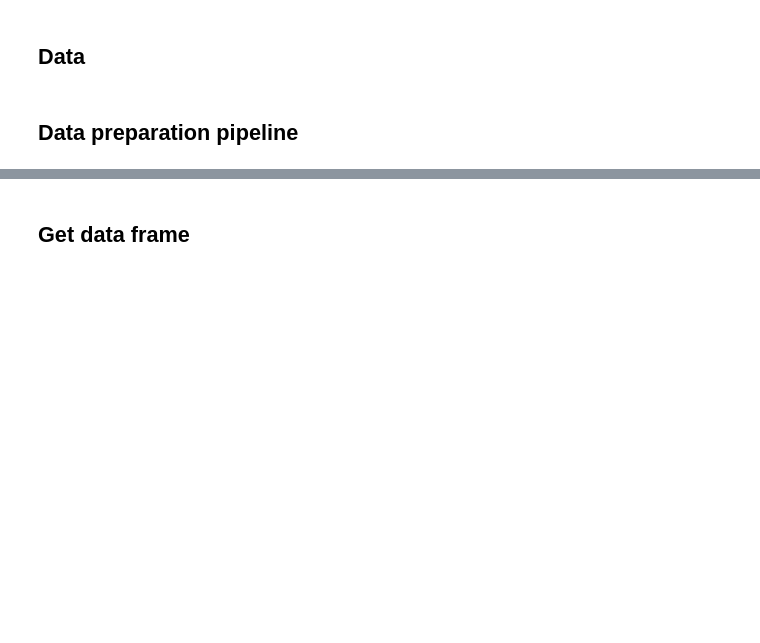
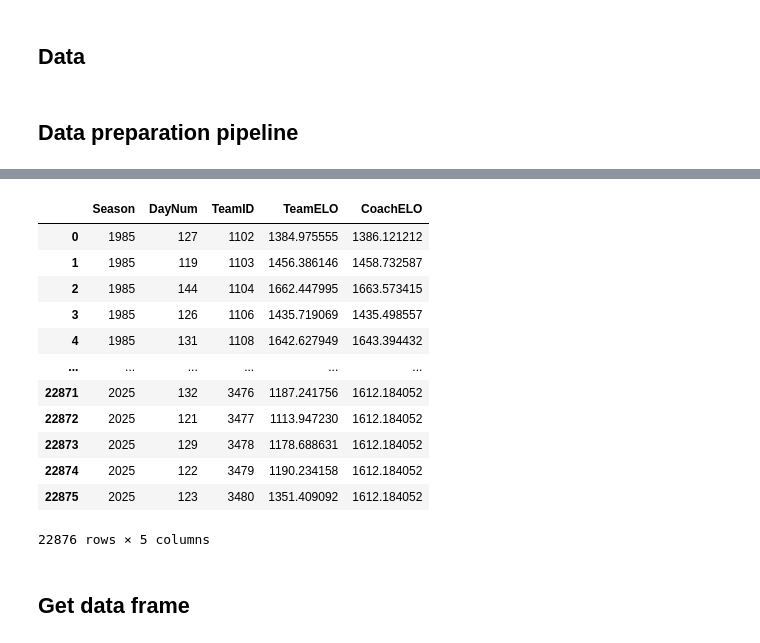
Before and after one commit to fantasy2fry/march-ml-madness-2025, a Jupyter notebook: src/sebislaw/DataFrame/DataFrame.ipynb, the cells around one changed output, grey strips where cells are left out. Drawn from its saved outputs; the diff is of its cells as text; code cells hidden in the pictures; blank space fills up the shorter version.

```diff
--- a/src/sebislaw/DataFrame/DataFrame.ipynb
+++ b/src/sebislaw/DataFrame/DataFrame.ipynb
@@ -593,3 +669,20 @@ elo
+# %%
+elo = elo_updated.copy()
+elo
+# %% [output]
+|  | Season | DayNum | TeamID | TeamELO | CoachELO |
+| 0 | 1985 | 127 | 1102 | 1384.975555 | 1386.121212 |
+| 1 | 1985 | 119 | 1103 | 1456.386146 | 1458.732587 |
+| 2 | 1985 | 144 | 1104 | 1662.447995 | 1663.573415 |
+| 3 | 1985 | 126 | 1106 | 1435.719069 | 1435.498557 |
+| 4 | 1985 | 131 | 1108 | 1642.627949 | 1643.394432 |
+| ... | ... | ... | ... | ... | ... |
+| 22871 | 2025 | 132 | 3476 | 1187.241756 | 1612.184052 |
+| 22872 | 2025 | 121 | 3477 | 1113.947230 | 1612.184052 |
+| 22873 | 2025 | 129 | 3478 | 1178.688631 | 1612.184052 |
+| 22874 | 2025 | 122 | 3479 | 1190.234158 | 1612.184052 |
+| 22875 | 2025 | 123 | 3480 | 1351.409092 | 1612.184052 |
+22876 rows × 5 columns
 # %% [markdown]
 ## Get data frame
 # %%
```
Also changed, not shown: parts of 5 cells of this notebook, 7 other files.
